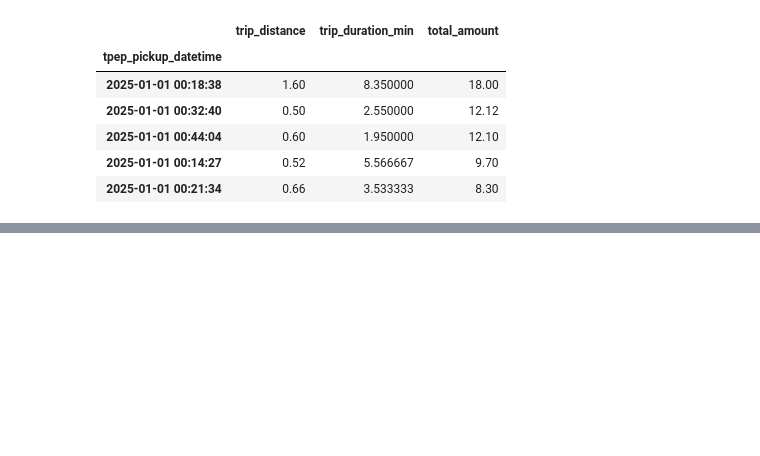
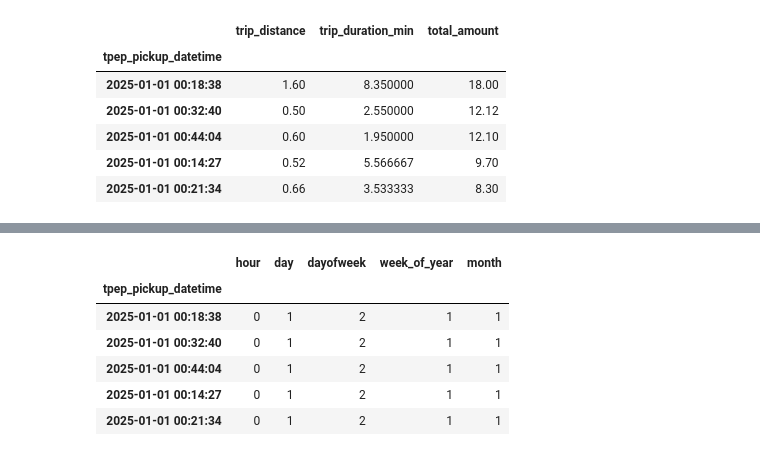
Before and after one commit to Rasel1435/yellow-taxi-demand-analysis, a Jupyter notebook: 1_Data_Preprocess/a_EDA/TimeSeriesAnalysis.ipynb, the cells around one changed output, grey strips where cells are left out. Cells and saved outputs as stored; diff of their text form; code cells hidden in the pictures; blank space fills up the shorter version.

```diff
--- a/1_Data_Preprocess/a_EDA/TimeSeriesAnalysis.ipynb
+++ b/1_Data_Preprocess/a_EDA/TimeSeriesAnalysis.ipynb
@@ -182,0 +236,20 @@ df[['trip_distance', 'trip_duration_min', 'total_amount']].head()
+# %%
+def add_time_features(df: pd.DataFrame) -> pd.DataFrame:
+    df = df.copy()
+    df['hour'] = df.index.hour
+    df['day'] = df.index.day
+    df['month'] = df.index.month
+    df['dayofweek'] = df.index.dayofweek
+    df['week_of_year'] = df.index.isocalendar().week
+    return df
+# %%
+df = add_time_features(df)
+df[['hour','day','dayofweek','week_of_year','month']].head()
+# %% [output]
+|  | hour | day | dayofweek | week_of_year | month |
+| tpep_pickup_datetime |  |  |  |  |  |
+| 2025-01-01 00:18:38 | 0 | 1 | 2 | 1 | 1 |
+| 2025-01-01 00:32:40 | 0 | 1 | 2 | 1 | 1 |
+| 2025-01-01 00:44:04 | 0 | 1 | 2 | 1 | 1 |
+| 2025-01-01 00:14:27 | 0 | 1 | 2 | 1 | 1 |
+| 2025-01-01 00:21:34 | 0 | 1 | 2 | 1 | 1 |
```
Also changed, not shown: parts of 21 cells of this notebook.
